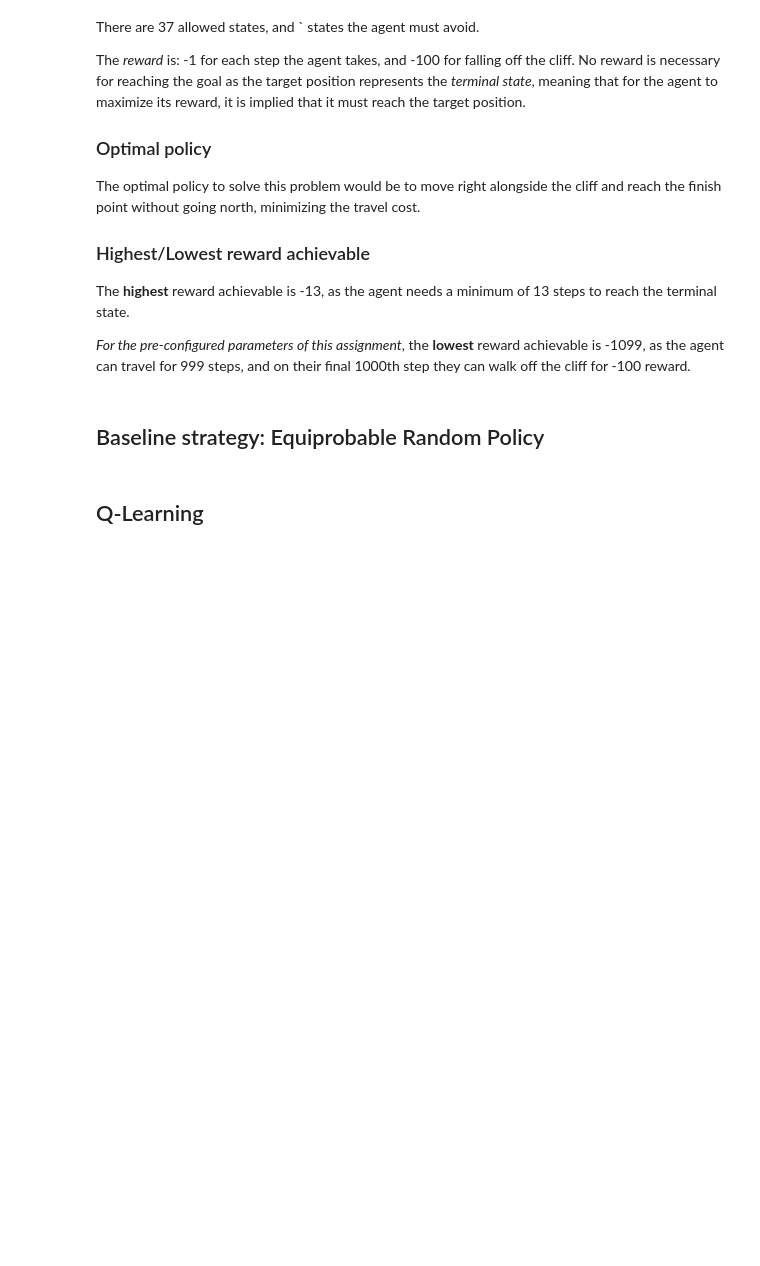
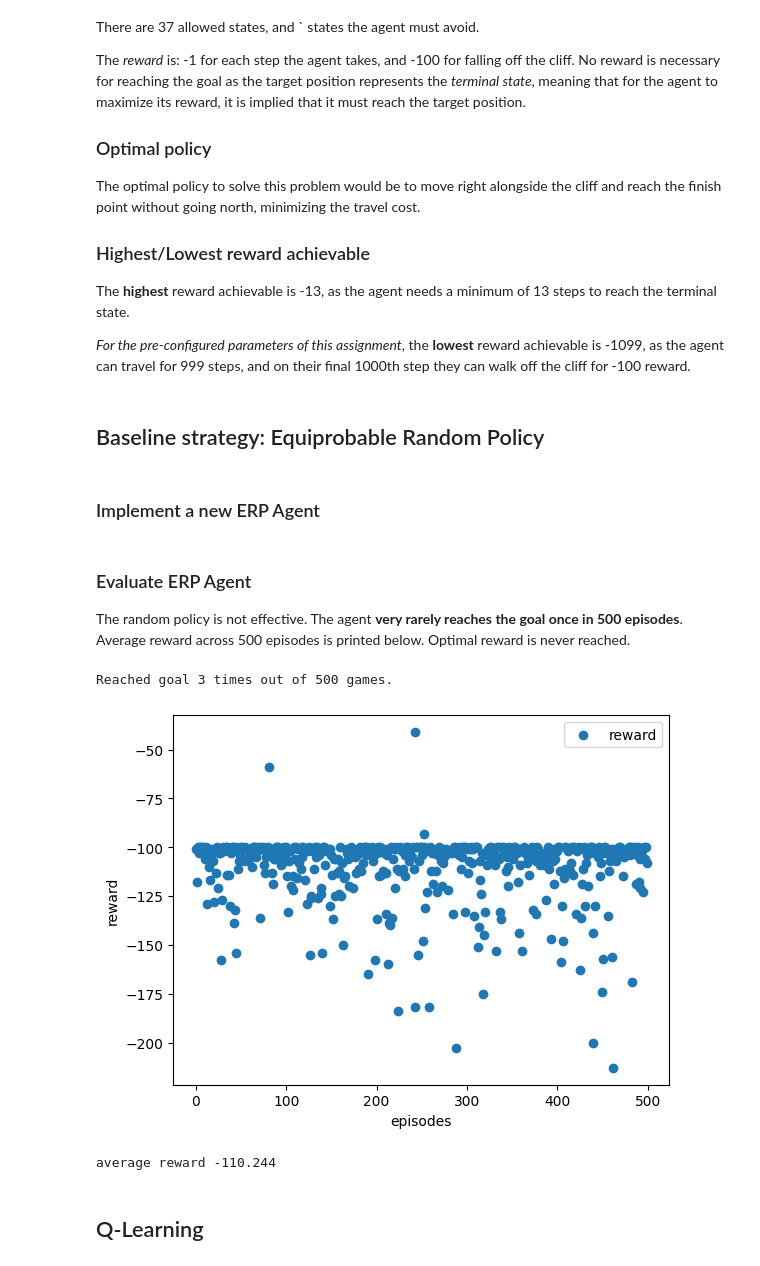
Before and after one commit to umutucak/introML, a Jupyter notebook: assignment2/task_B.ipynb, the cells around one changed output. Drawn from its saved outputs; the diff is of its cells as text; code cells hidden in the pictures; blank space fills up the shorter version.

```diff
--- a/assignment2/task_B.ipynb
+++ b/assignment2/task_B.ipynb
@@ -38,3 +95,55 @@ env = gym.make('CliffWalking-v0', render_mode = "rgb_array" if RENDER_MODE == "g
+# %%
+def run_experiment(agent, episodes = 500):
+    win_count = 0
+    rewards = []
+    mute_output = False # you may want to mute the output if you run a lot of episodes
+
+    for _ in range(episodes):
+        steps, reason, reward = run_episode(agent, muted=mute_output)
+        rewards.append(reward)
+        if reason == 1:
+            win_count += 1
+    print(f"Reached goal {win_count} times out of {episodes} games.")
+    return win_count, rewards
+# %% [markdown]
+### Implement a new ERP Agent
+# %%
+class ERPAgent(DumbAgent):
+    """Agent with Equiprobable Random Policy
+    """
+    @override
+    def __init__(self):
+        self.total_reward = 0
+
+    @override
+    def select_action(self, obs):
+        """Returns random action."""
+        new_action = env.action_space.sample()
+        return new_action
+
+    @override
+    def reset(self):
+        self.total_reward = 0
+# %%
+def plot_agent_perf(rewards, episodes=500):
+    plt.scatter(x=range(episodes), y=rewards, label='reward')
+    plt.xlabel('episodes')
+    plt.ylabel('reward')
+    plt.legend()
+    plt.show()
+# %% [markdown]
+### Evaluate ERP Agent
+The random policy is not effective. The agent **very rarely reaches the goal once in 500 episodes**. Average reward across 500 episodes is printed below. Optimal reward is never reached.
+# %%
+agent = ERPAgent()
+wins, rewards = run_experiment(agent)
+plot_agent_perf(rewards)
+print("average reward", sum(rewards)/len(rewards))
+env.close() # end the game
+# %% [output]
+Reached goal 3 times out of 500 games.
+[figure, added]
+average reward -110.244
 # %% [markdown]
 ## Q-Learning
 # %% [markdown]
```
Also changed, not shown: parts of 8 cells of this notebook.
